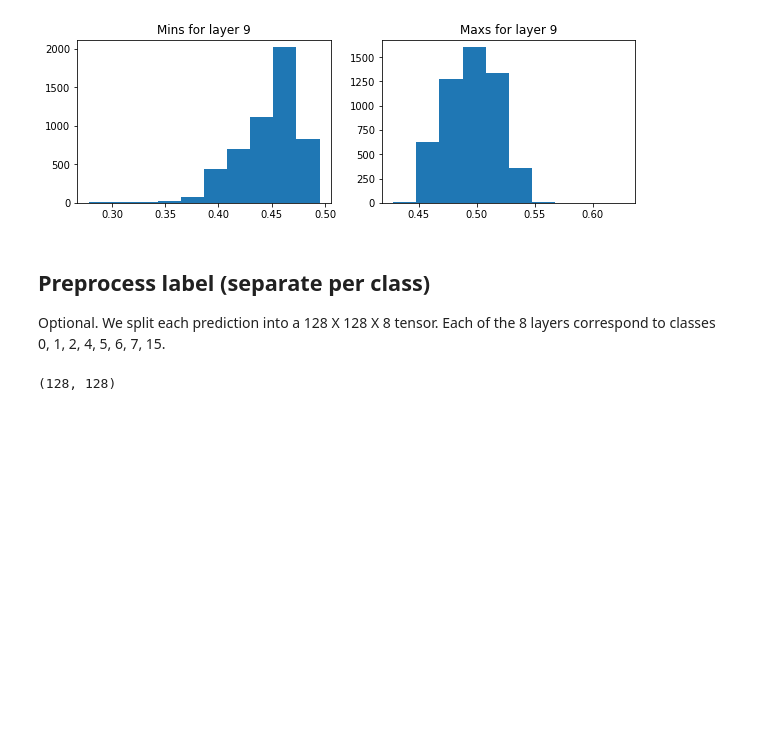
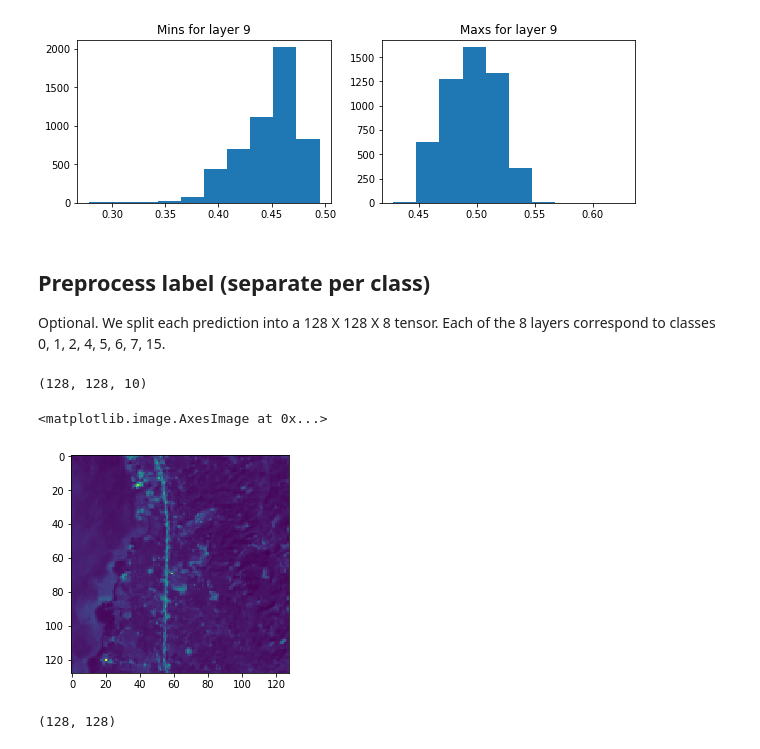
Before and after one commit to PrinceJavier/datos_segmentation, a Jupyter notebook: datos.model_train.ipynb, the cells around one changed output. Saved outputs shown, nothing was run; the diff lists cells and outputs as text; code cells hidden in the pictures; blank space fills up the shorter version.

```diff
--- a/datos.model_train.ipynb
+++ b/datos.model_train.ipynb
@@ -155,4 +155,14 @@ for i in range(10):
 # %% [markdown]
 ## Preprocess label (separate per class)
 Optional. We split each prediction into a 128 X 128 X 8 tensor. Each of the 8 layers correspond to classes 0, 1, 2, 4, 5, 6, 7, 15.
+# %%
+sample_feat = feats_final[20]
+sample_feat.shape
+# %% [output]
+(128, 128, 10)
+# %%
+plt.imshow(sample_feat[:,:,3])
+# %% [output]
+<matplotlib.image.AxesImage at 0x...>
+[figure, added]
 # %%
```
Also changed, not shown: parts of 15 cells of this notebook, 1 other file.
